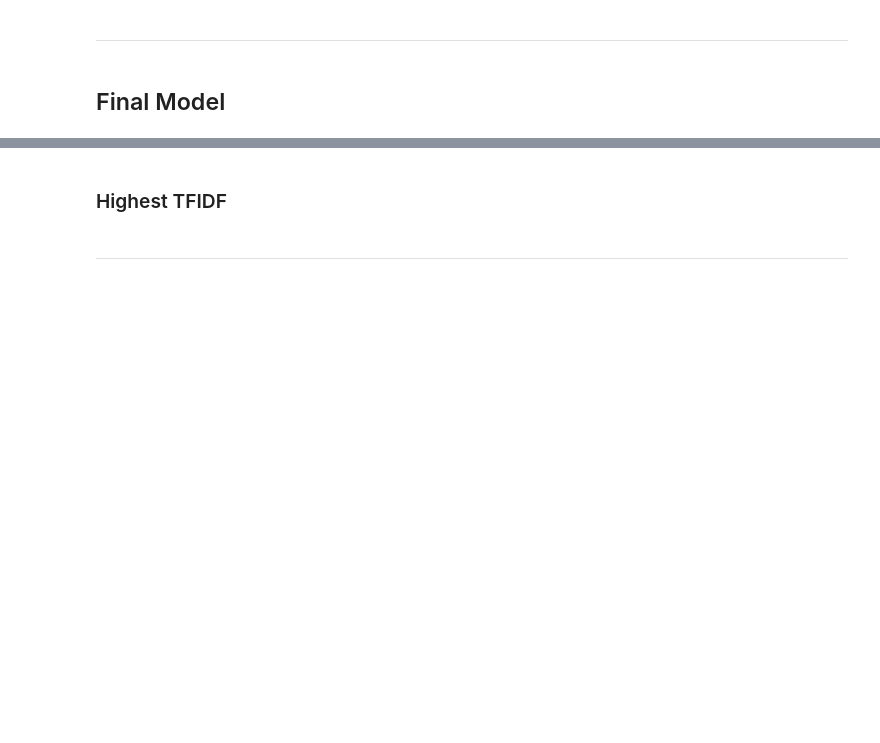
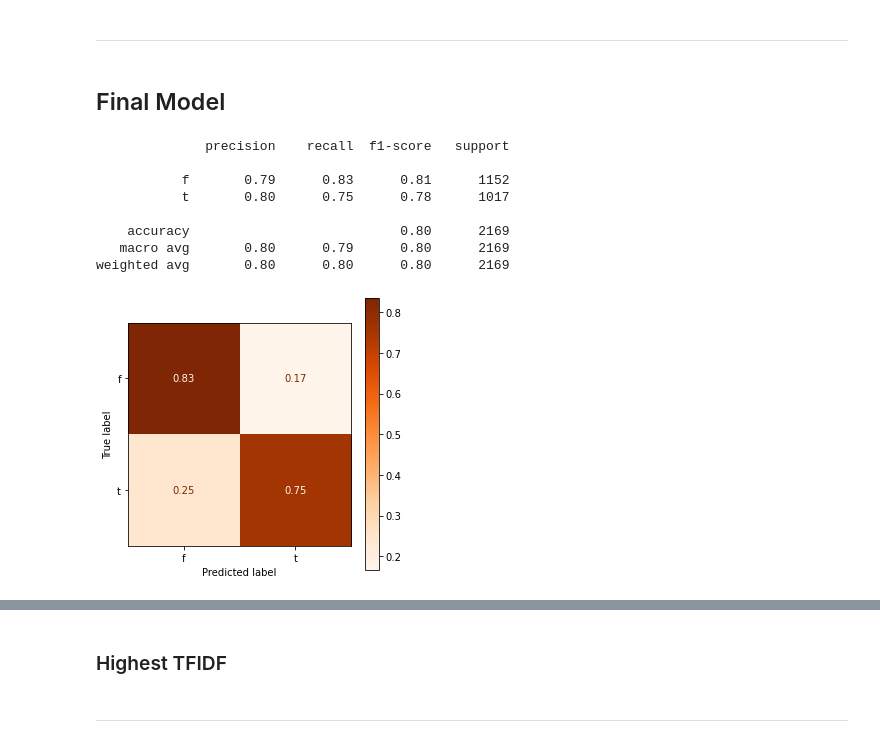
Before and after one commit to westonshuken/Automatic-Personality-Prediction, a Jupyter notebook: index.ipynb, the cells around one changed output, grey strips where cells are left out. Saved outputs shown, nothing was run; the diff lists cells and outputs as text; code cells hidden in the pictures; blank space fills up the shorter version.

```diff
--- a/index.ipynb
+++ b/index.ipynb
@@ -874,6 +867,39 @@ plt.grid(False);
 # %%
 # cafe_clean = pd.read_csv('./data/cafe_clean.csv')
 # cafe_clean.dropna(inplace=True)
+# %%
+final_model = Pipeline([('vec', TfidfVectorizer(ngram_range=(1,2), min_df=50)),
+                ('clf', LogisticRegression(class_weight={'f': .45, 't': .55}))
+            ])
+
+X = cafe_clean['joined_tokens']
+y = cafe_clean['t/f']
+
+X_train, X_test, y_train, y_test = train_test_split(X, y, random_state=SEED)
+
+final_model.fit(X_train, y_train)
+
+y_pred = final_model.predict(X_test)
+acc_score = accuracy_score(y_test, y_pred)
+
+print(classification_report(y_pred=y_pred, y_true=y_test, target_names=cafe_clean['t/f'].unique()))
+
+fig, ax = plt.subplots(figsize=(5,5))
+plt.rcParams.update({'font.size': 10})
+plt.rc('xtick', labelsize=10)
+plt.rc('ytick', labelsize=10)
+plot_confusion_matrix(final_model, X_test, y_test, ax=ax, normalize='true', cmap='Oranges')
+plt.grid(False);
+# %% [output]
+              precision    recall  f1-score   support
+
+           f       0.79      0.83      0.81      1152
+           t       0.80      0.75      0.78      1017
+
+    accuracy                           0.80      2169
+   macro avg       0.80      0.79      0.80      2169
+weighted avg       0.80      0.80      0.80      2169
+[figure, added]
 # %%
 final_model = Pipeline([('vec', TfidfVectorizer(ngram_range=(1,2), min_df=50)),
                 ('clf', SGDClassifier(class_weight={'f': .45, 't': .55}, random_state=SEED, loss="modified_huber"))
```
Also changed, not shown: parts of 49 cells of this notebook, 4 other files.
